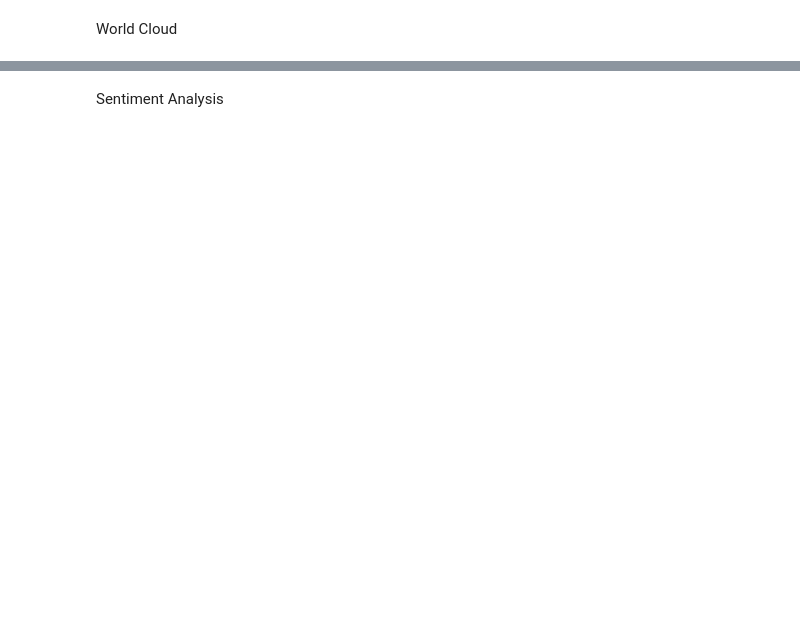
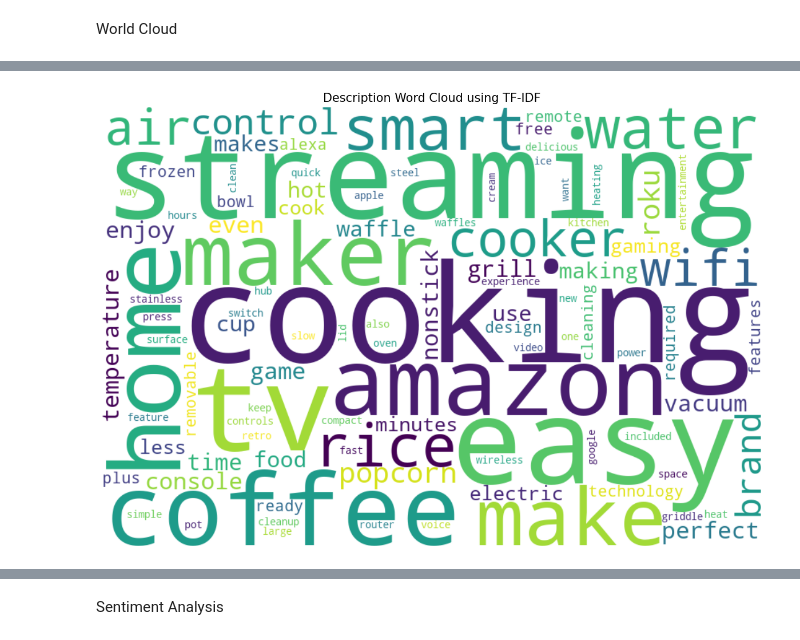
Before and after one commit to akinolu52/amazon-electronic-items, a Jupyter notebook: scrapper.ipynb, the cells around one changed output, grey strips where cells are left out. Cells and saved outputs as stored; diff of their text form; code cells hidden in the pictures; blank space fills up the shorter version.

```diff
--- a/scrapper.ipynb
+++ b/scrapper.ipynb
@@ -635,0 +690,6 @@ text_wrangler.plot_word_cloud(bow_word_frequency, 'Word Cloud for Bag of Words')
+# %%
+# Fit and transform the 'Description' columns using bag of words
+
+generate_word_cloud(category='Description', type='tf_idf')
+# %% [output]
+[figure, added]
```
Also changed, not shown: parts of 25 cells of this notebook.
